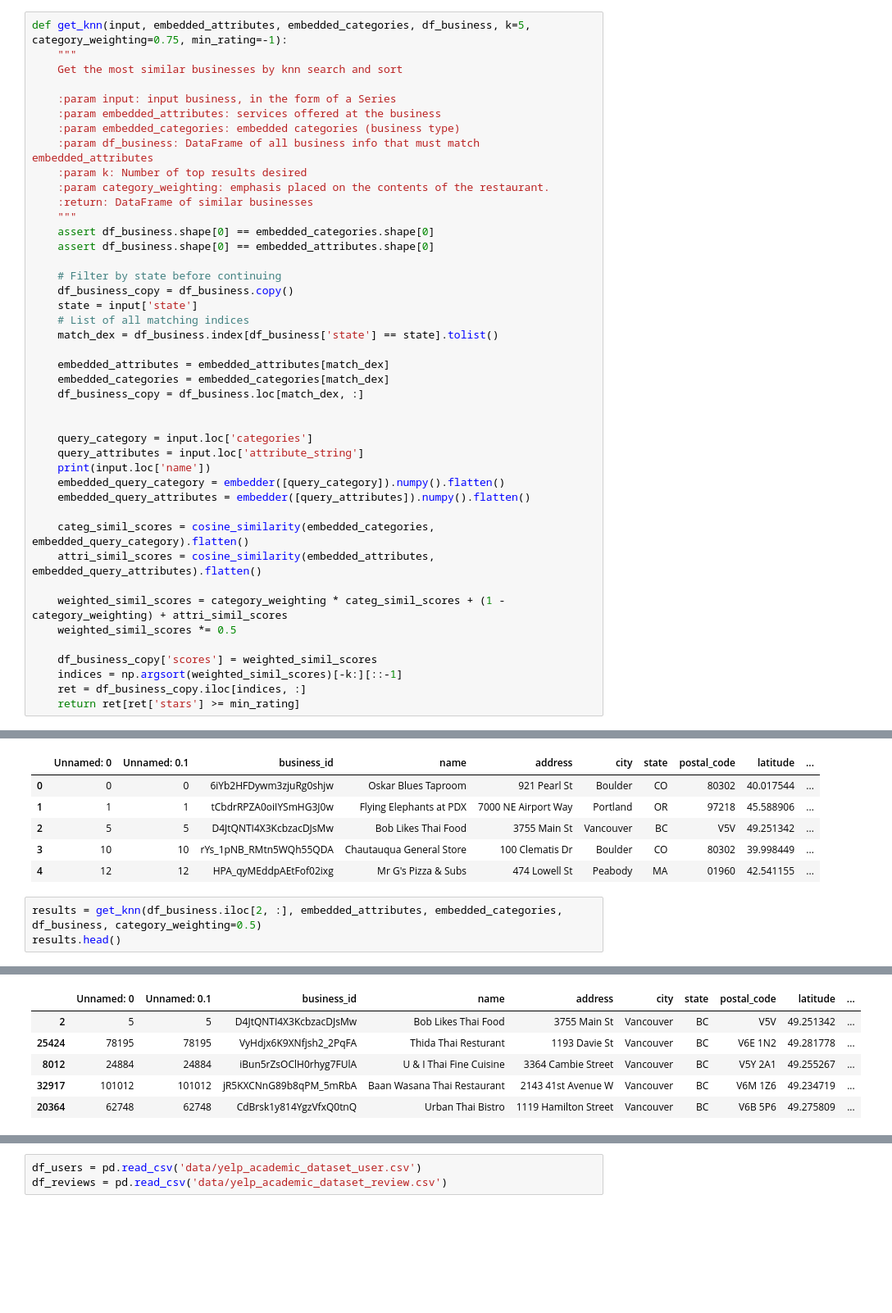
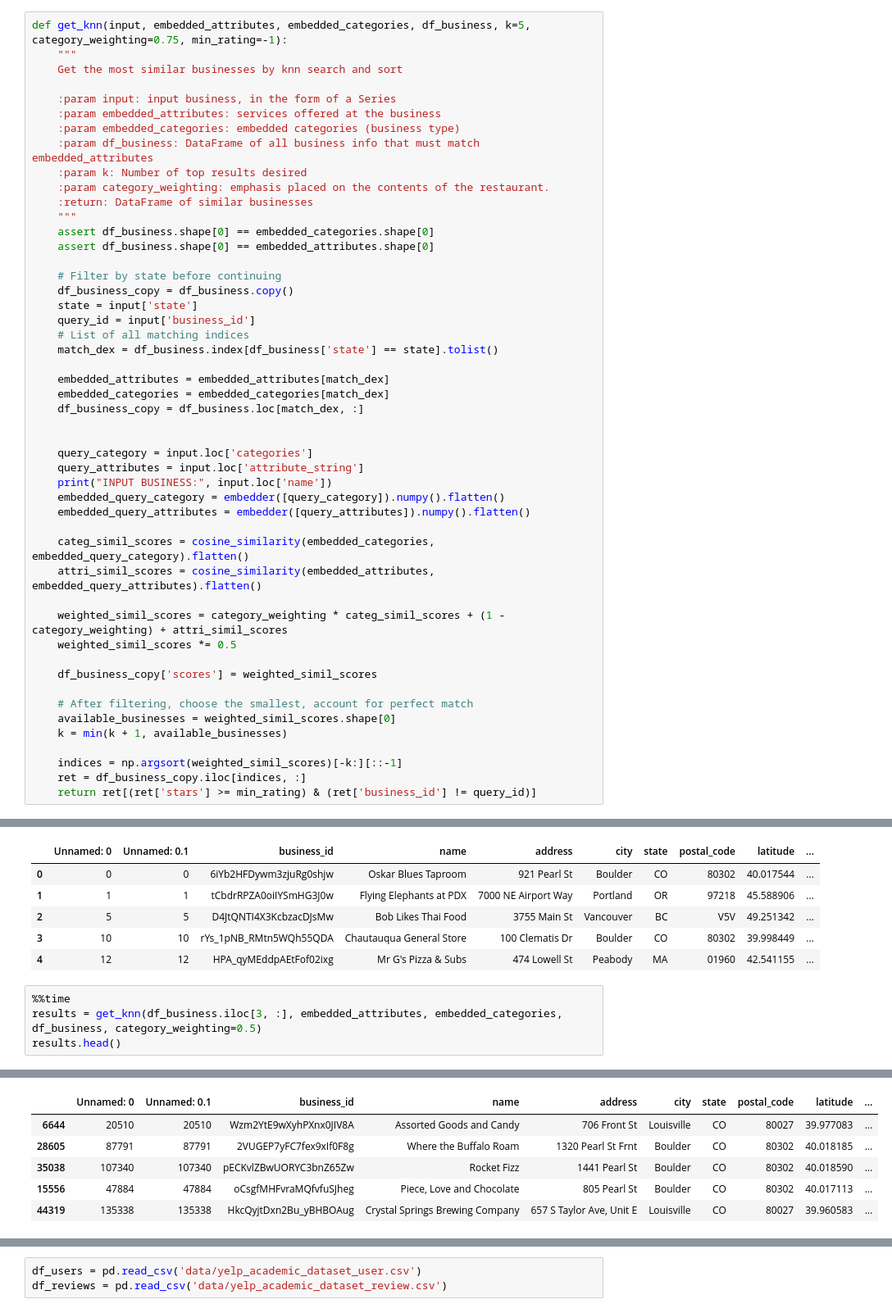
Before and after one commit to georgehong/216-final-proj, a Jupyter notebook: business_similarity_rec.ipynb, the cells around one changed output, grey strips where cells are left out. Shown at 82% size. Saved outputs shown, nothing was run; the diff lists cells and outputs as text; blank space fills up the shorter version.

```diff
--- a/business_similarity_rec.ipynb
+++ b/business_similarity_rec.ipynb
@@ -100,6 +99,7 @@ def get_knn(input, embedded_attributes, embedded_categories, df_business, k=5, c
     # Filter by state before continuing
     df_business_copy = df_business.copy()
     state = input['state']
+    query_id = input['business_id']
     # List of all matching indices
     match_dex = df_business.index[df_business['state'] == state].tolist()
 
@@ -110,7 +110,7 @@ def get_knn(input, embedded_attributes, embedded_categories, df_business, k=5, c
 
     query_category = input.loc['categories']
     query_attributes = input.loc['attribute_string']
-    print(input.loc['name'])
+    print("INPUT BUSINESS:", input.loc['name'])
     embedded_query_category = embedder([query_category]).numpy().flatten()
     embedded_query_attributes = embedder([query_attributes]).numpy().flatten()
 
@@ -121,9 +121,14 @@ def get_knn(input, embedded_attributes, embedded_categories, df_business, k=5, c
     weighted_simil_scores *= 0.5
 
     df_business_copy['scores'] = weighted_simil_scores
+
+    # After filtering, choose the smallest, account for perfect match
+    available_businesses = weighted_simil_scores.shape[0]
+    k = min(k + 1, available_businesses)
+
     indices = np.argsort(weighted_simil_scores)[-k:][::-1]
     ret = df_business_copy.iloc[indices, :]
-    return ret[ret['stars'] >= min_rating]
+    return ret[(ret['stars'] >= min_rating) & (ret['business_id'] != query_id)]
 # %%
 df_business.head()
 # %% [output]
@@ -134,6 +139,7 @@ df_business.head()
 | 3 | 10 | 10 | rYs_1pNB_RMtn5WQh55QDA | Chautauqua General Store | 100 Clematis Dr | Boulder | CO | 80302 | 39.998449 | ... |
 | 4 | 12 | 12 | HPA_qyMEddpAEtFof02ixg | Mr G's Pizza & Subs | 474 Lowell St | Peabody | MA | 01960 | 42.541155 | ... |
 # %%
-results = get_knn(df_business.iloc[2, :], embedded_attributes, embedded_categories, df_business, category_weighting=0.5)
+%%time
+results = get_knn(df_business.iloc[3, :], embedded_attributes, embedded_categories, df_business, category_weighting=0.5)
 results.head()
 # %% [output]
@@ -141,9 +149,9 @@ Bob Likes Thai Food
 |  | Unnamed: 0 | Unnamed: 0.1 | business_id | name | address | city | state | postal_code | latitude | ... |
-| 2 | 5 | 5 | D4JtQNTI4X3KcbzacDJsMw | Bob Likes Thai Food | 3755 Main St | Vancouver | BC | V5V | 49.251342 | ... |
-| 25424 | 78195 | 78195 | VyHdjx6K9XNfjsh2_2PqFA | Thida Thai Resturant | 1193 Davie St | Vancouver | BC | V6E 1N2 | 49.281778 | ... |
-| 8012 | 24884 | 24884 | iBun5rZsOClH0rhyg7FUlA | U & I Thai Fine Cuisine | 3364 Cambie Street | Vancouver | BC | V5Y 2A1 | 49.255267 | ... |
-| 32917 | 101012 | 101012 | jR5KXCNnG89b8qPM_5mRbA | Baan Wasana Thai Restaurant | 2143 41st Avenue W | Vancouver | BC | V6M 1Z6 | 49.234719 | ... |
-| 20364 | 62748 | 62748 | CdBrsk1y814YgzVfxQ0tnQ | Urban Thai Bistro | 1119 Hamilton Street | Vancouver | BC | V6B 5P6 | 49.275809 | ... |
+| 6644 | 20510 | 20510 | Wzm2YtE9wXyhPXnx0JIV8A | Assorted Goods and Candy | 706 Front St | Louisville | CO | 80027 | 39.977083 | ... |
+| 28605 | 87791 | 87791 | 2VUGEP7yFC7fex9xIf0F8g | Where the Buffalo Roam | 1320 Pearl St Frnt | Boulder | CO | 80302 | 40.018185 | ... |
+| 35038 | 107340 | 107340 | pECKvlZBwUORYC3bnZ65Zw | Rocket Fizz | 1441 Pearl St | Boulder | CO | 80302 | 40.018590 | ... |
+| 15556 | 47884 | 47884 | oCsgfMHFvraMQfvfuSJheg | Piece, Love and Chocolate | 805 Pearl St | Boulder | CO | 80302 | 40.017113 | ... |
+| 44319 | 135338 | 135338 | HkcQyjtDxn2Bu_yBHBOAug | Crystal Springs Brewing Company | 657 S Taylor Ave, Unit E | Louisville | CO | 80027 | 39.960583 | ... |
 # %% [markdown]
 ### Load the users and their reviews into a train and testable form
 Given a user:
```
Also changed, not shown: parts of 7 cells of this notebook.
